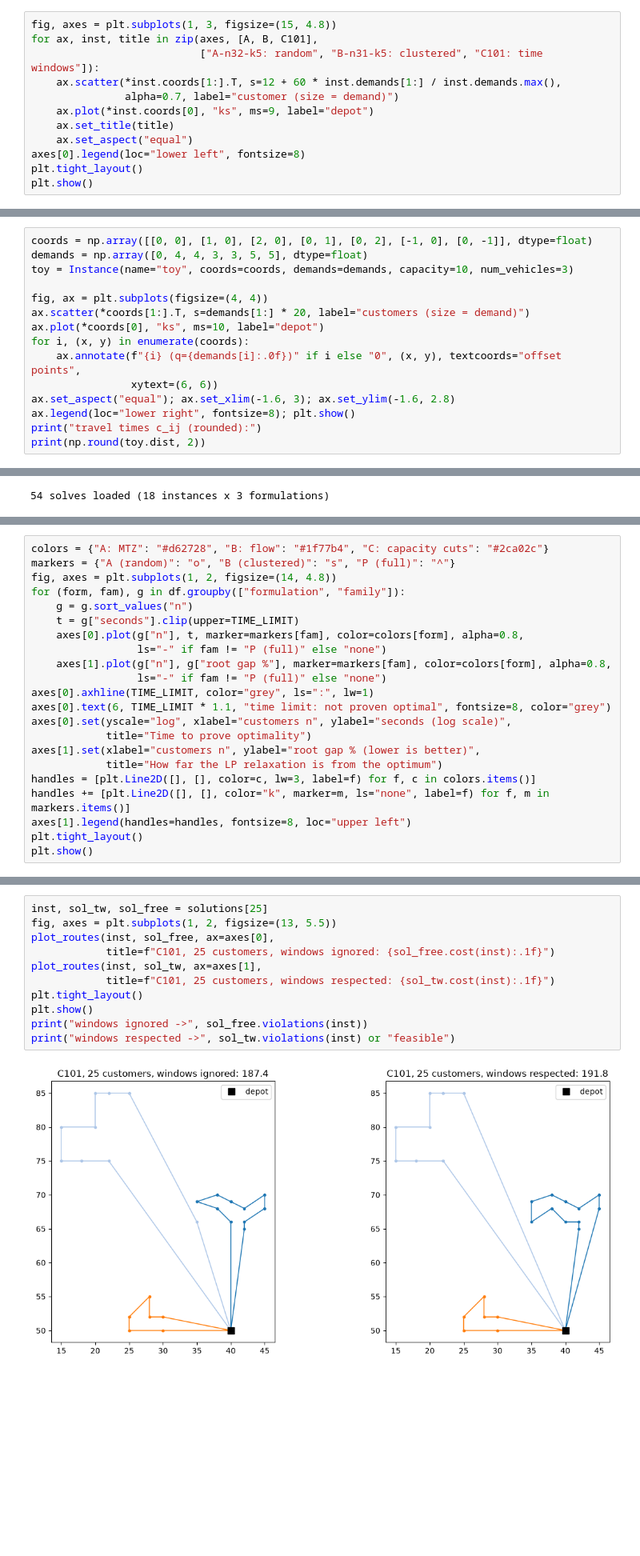
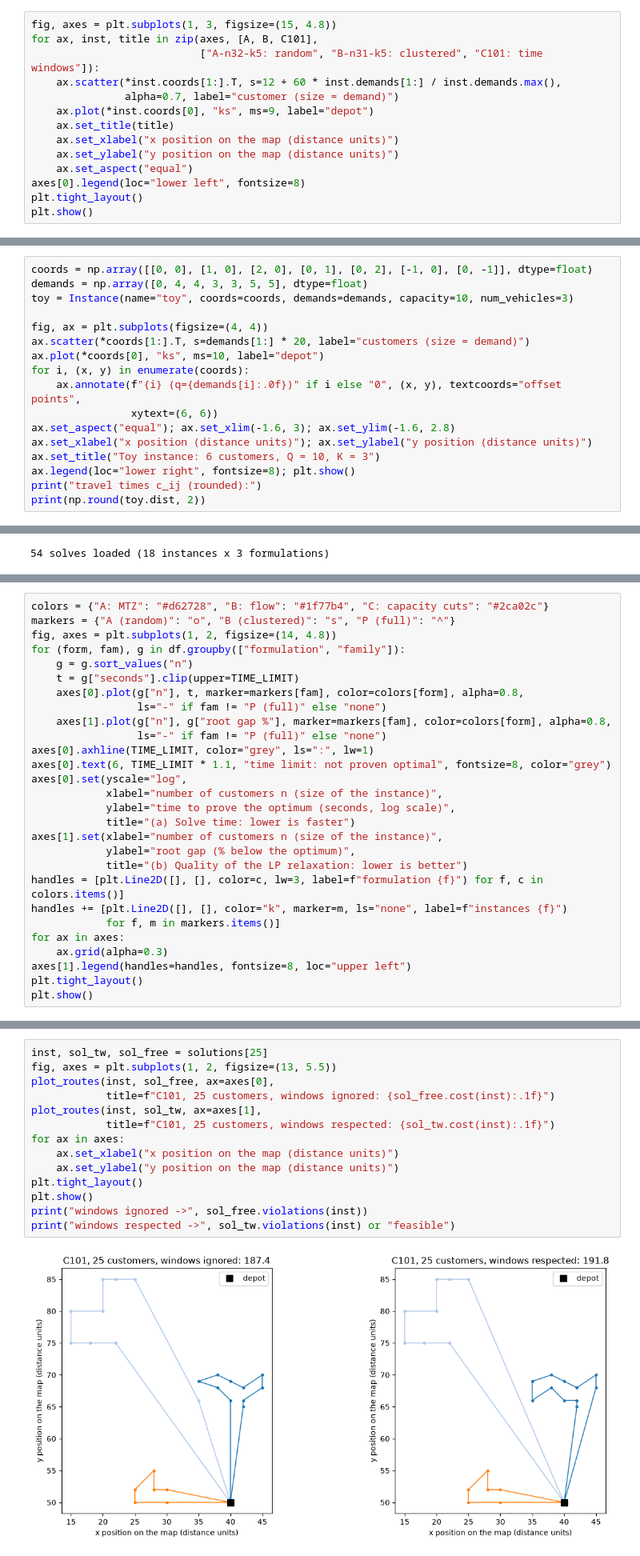
Before and after one commit to zzaved/cesi-cvrp-metaheuristics, a Jupyter notebook: notebooks/01_modeling_check.ipynb, the cells around one changed output, grey strips where cells are left out. Shown at 80% size. Cells and saved outputs as stored; diff of their text form; blank space fills up the shorter version.

```diff
--- a/notebooks/01_modeling_check.ipynb
+++ b/notebooks/01_modeling_check.ipynb
@@ -167,6 +167,8 @@ for ax, inst, title in zip(axes, [A, B, C101],
                alpha=0.7, label="customer (size = demand)")
     ax.plot(*inst.coords[0], "ks", ms=9, label="depot")
     ax.set_title(title)
+    ax.set_xlabel("x position on the map (distance units)")
+    ax.set_ylabel("y position on the map (distance units)")
     ax.set_aspect("equal")
 axes[0].legend(loc="lower left", fontsize=8)
 plt.tight_layout()
@@ -249,6 +265,8 @@ for i, (x, y) in enumerate(coords):
     ax.annotate(f"{i} (q={demands[i]:.0f})" if i else "0", (x, y), textcoords="offset points",
                 xytext=(6, 6))
 ax.set_aspect("equal"); ax.set_xlim(-1.6, 3); ax.set_ylim(-1.6, 2.8)
+ax.set_xlabel("x position (distance units)"); ax.set_ylabel("y position (distance units)")
+ax.set_title("Toy instance: 6 customers, Q = 10, K = 3")
 ax.legend(loc="lower right", fontsize=8); plt.show()
 print("travel times c_ij (rounded):")
 print(np.round(toy.dist, 2))
@@ -765,12 +790,18 @@ for (form, fam), g in df.groupby(["formulation", "family"]):
                  ls="-" if fam != "P (full)" else "none")
 axes[0].axhline(TIME_LIMIT, color="grey", ls=":", lw=1)
 axes[0].text(6, TIME_LIMIT * 1.1, "time limit: not proven optimal", fontsize=8, color="grey")
-axes[0].set(yscale="log", xlabel="customers n", ylabel="seconds (log scale)",
-            title="Time to prove optimality")
-axes[1].set(xlabel="customers n", ylabel="root gap % (lower is better)",
-            title="How far the LP relaxation is from the optimum")
-handles = [plt.Line2D([], [], color=c, lw=3, label=f) for f, c in colors.items()]
-handles += [plt.Line2D([], [], color="k", marker=m, ls="none", label=f) for f, m in markers.items()]
+axes[0].set(yscale="log",
+            xlabel="number of customers n (size of the instance)",
+            ylabel="time to prove the optimum (seconds, log scale)",
+            title="(a) Solve time: lower is faster")
+axes[1].set(xlabel="number of customers n (size of the instance)",
+            ylabel="root gap (% below the optimum)",
+            title="(b) Quality of the LP relaxation: lower is better")
+handles = [plt.Line2D([], [], color=c, lw=3, label=f"formulation {f}") for f, c in colors.items()]
+handles += [plt.Line2D([], [], color="k", marker=m, ls="none", label=f"instances {f}")
+            for f, m in markers.items()]
+for ax in axes:
+    ax.grid(alpha=0.3)
 axes[1].legend(handles=handles, fontsize=8, loc="upper left")
 plt.tight_layout()
 plt.show()
@@ -926,15 +987,18 @@ tw_table
 # %%
 inst, sol_tw, sol_free = solutions[25]
 fig, axes = plt.subplots(1, 2, figsize=(13, 5.5))
 plot_routes(inst, sol_free, ax=axes[0],
             title=f"C101, 25 customers, windows ignored: {sol_free.cost(inst):.1f}")
 plot_routes(inst, sol_tw, ax=axes[1],
             title=f"C101, 25 customers, windows respected: {sol_tw.cost(inst):.1f}")
+for ax in axes:
+    ax.set_xlabel("x position on the map (distance units)")
+    ax.set_ylabel("y position on the map (distance units)")
 plt.tight_layout()
 plt.show()
 print("windows ignored ->", sol_free.violations(inst))
 print("windows respected ->", sol_tw.violations(inst) or "feasible")
 # %% [output]
-[figure, old version]
+[figure, new version]
 windows ignored -> ['routes violating time windows: [0, 1, 2]']
 windows respected -> feasible
```
Also changed, not shown: parts of 8 cells of this notebook.
